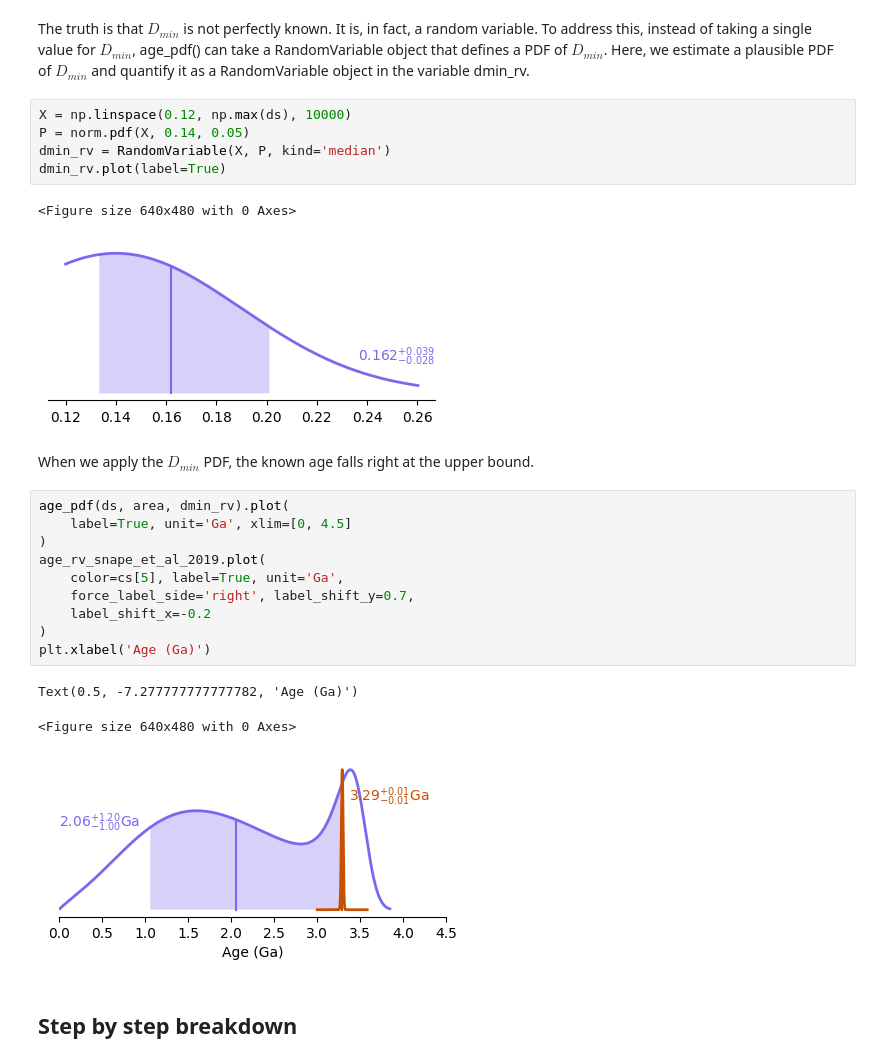
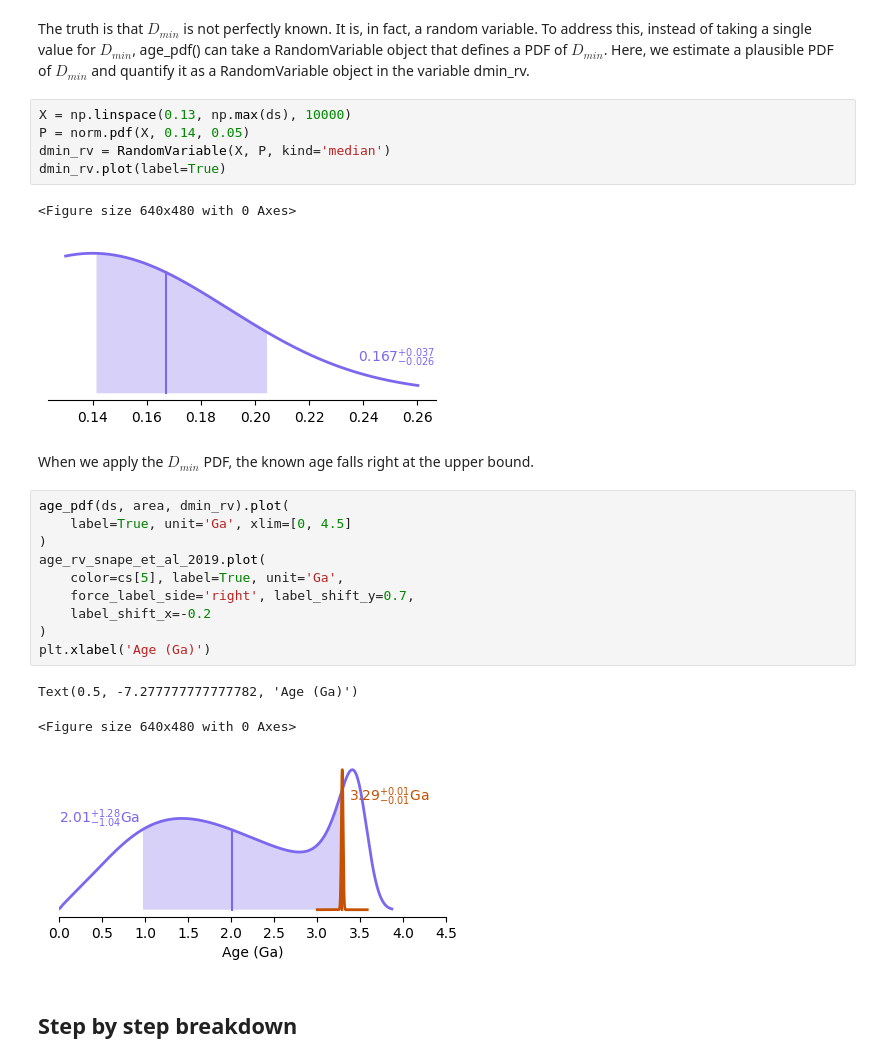
Before and after one commit to samwbell/cratersfd, a Jupyter notebook: examples/age_calculation_example.ipynb, the cells around one changed output. Drawn from its saved outputs; the diff is of its cells as text.

```diff
--- a/examples/age_calculation_example.ipynb
+++ b/examples/age_calculation_example.ipynb
@@ -188,13 +192,13 @@ Text(0.5, -7.277777777777782, 'Age (Ga)')
 # %% [markdown]
 The truth is that $D_{{min}}$ is not perfectly known.  It is, in fact, a random variable.  To address this, instead of taking a single value for $D_{{min}}$, age_pdf() can take a RandomVariable object that defines a PDF of $D_{{min}}$.  Here, we estimate a plausible PDF of $D_{{min}}$ and quantify it as a RandomVariable object in the variable dmin_rv.
 # %%
-X = np.linspace(0.12, np.max(ds), 10000)
+X = np.linspace(0.13, np.max(ds), 10000)
 P = norm.pdf(X, 0.14, 0.05)
 dmin_rv = RandomVariable(X, P, kind='median')
 dmin_rv.plot(label=True)
 # %% [output]
 <Figure size 640x480 with 0 Axes>
-[figure, old version]
+[figure, new version]
 # %% [markdown]
 When we apply the $D_{{min}}$ PDF, the known age falls right at the upper bound.
 # %%
@@ -210,7 +214,7 @@ plt.xlabel('Age (Ga)')
 # %% [output]
 Text(0.5, -7.277777777777782, 'Age (Ga)')
 <Figure size 640x480 with 0 Axes>
-[figure, old version]
+[figure, new version]
 # %% [markdown]
 ## Step by step breakdown
 # %% [markdown]
```
Also changed, not shown: parts of 7 cells of this notebook, 14 other files.
